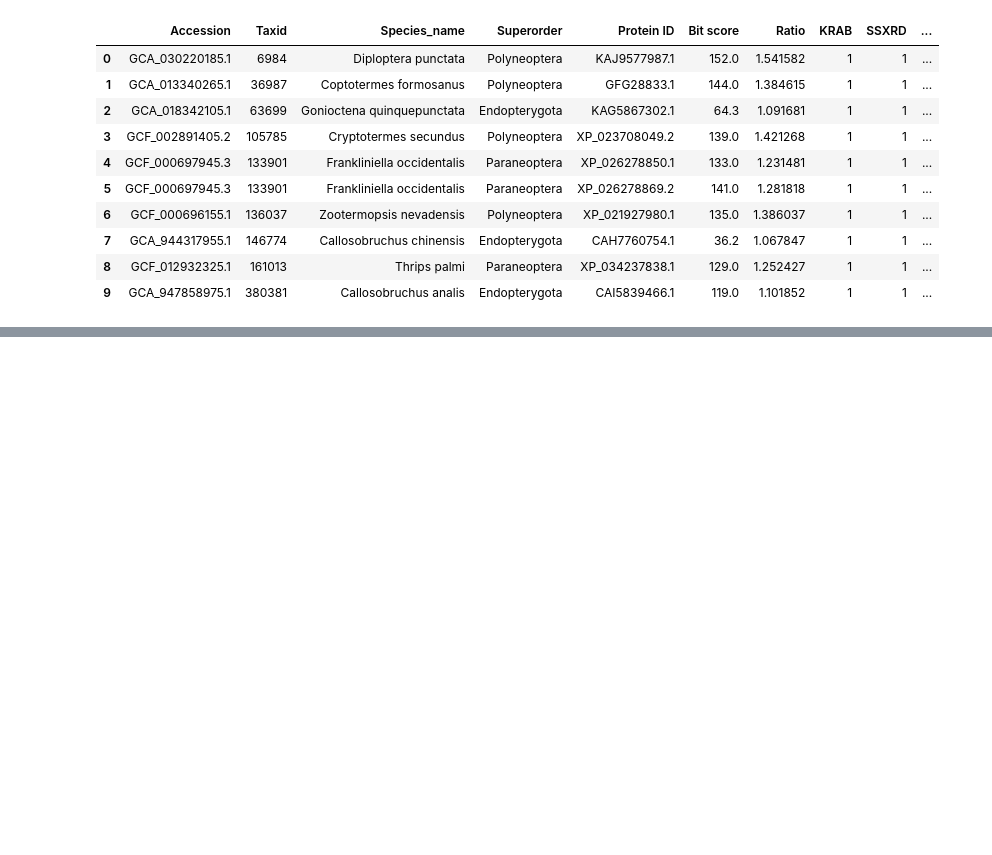
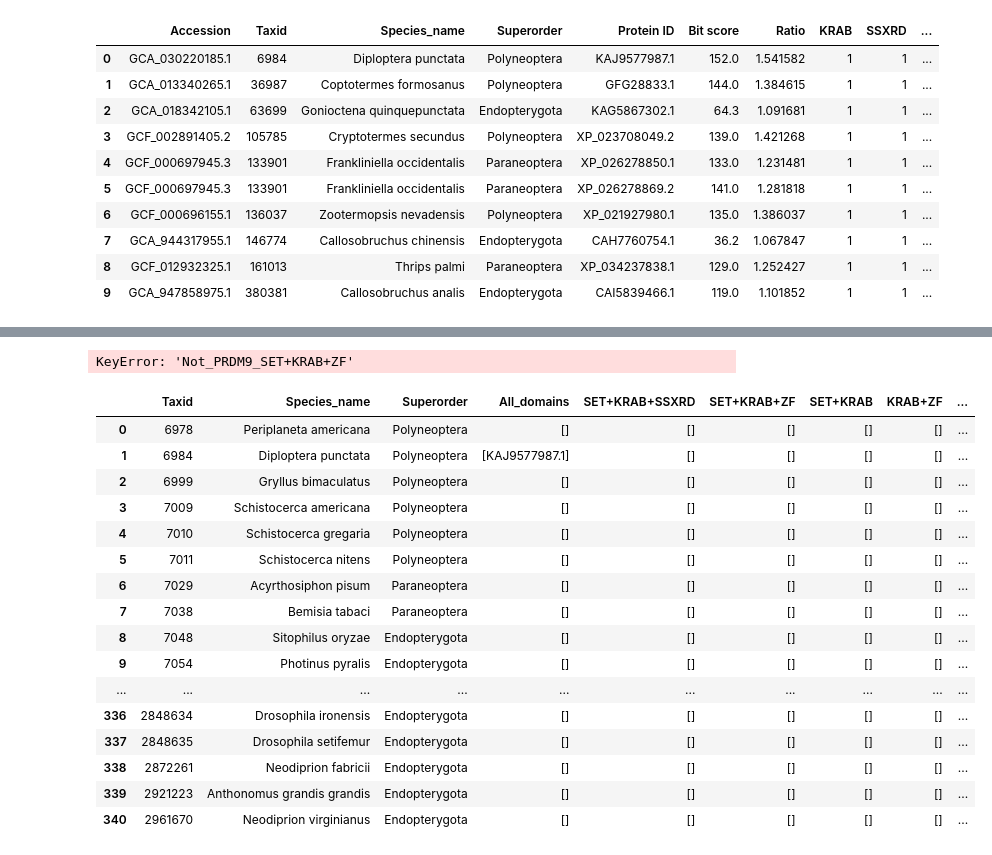
Before and after one commit to simonpenel/stage-automne-2023, a Jupyter notebook: plot_ratios.ipynb, the cells around one changed output, grey strips where cells are left out. Cells and saved outputs as stored; diff of their text form; code cells hidden in the pictures; blank space fills up the shorter version.

```diff
--- a/plot_ratios.ipynb
+++ b/plot_ratios.ipynb
@@ -252,0 +262,4 @@ df_fusion
+# %%
+donnees = pd.read_csv("plotdata.csv", sep=";")
+donnees = donnees.loc[:, ~donnees.columns.str.contains('^Unnamed')]
+donnees['boolZF'] = donnees['ZF'].apply(lambda x: 0 if x == 0 else 1)
@@ -252,0 +374,38 @@ df_fusion
+# %%
+donnees = pd.read_csv("plotdata.csv", sep=";")
+donnees = donnees.loc[:, ~donnees.columns.str.contains('^Unnamed')]
+donnees['boolZF'] = donnees['ZF'].apply(lambda x: 0 if x == 0 else 1)
+# %%
+for index,row in donnees.iterrows():
+    if row['Best_Match'] == 'PRDM9':
+        donnees.loc[index,'All_domains'] = ((row['SET'] + row['KRAB'] + row['SSXRD'] + row['boolZF'] == 4))
+        donnees.loc[index,'SET+KRAB+SSXRD'] = ((row['All_domains'] == 0) & (row['KRAB'] + row['SSXRD'] == 2))
+        donnees.loc[index,'SET+KRAB+ZF'] = ((row['All_domains'] == 0) & (row['KRAB'] + row['boolZF'] == 2))
+        donnees.loc[index,'SET+KRAB'] = ((row['All_domains'] == 0) & (row['SET+KRAB+ZF'] == 0) & (row['SET+KRAB+SSXRD'] == 0) & (row['KRAB'] == 1))
+        donnees.loc[index,'KRAB+ZF'] = ((row['All_domains'] == 0) & (row['SET+KRAB+ZF'] == 0) & (row['SET+KRAB+SSXRD'] == 0) & (row['KRAB'] == 1) & (row['boolZF'] == 1))
+    else:
+        donnees.loc[index,'Not_PRDM9_All_domains'] = ((row['SET'] + row['KRAB'] + row['SSXRD'] + row['boolZF'] == 4))
+        donnees.loc[index,'Not_PRDM9_SET+KRAB+SSXRD'] = ((row['Not_PRDM9_All_domains'] == 0) & (row['KRAB'] + row['SSXRD'] == 2))
+        donnees.loc[index,'Not_PRDM9_SET+KRAB+ZF'] = ((row['Not_PRDM9_All_domains'] == 0) & (row['KRAB'] + row['boolZF'] == 2))
+        donnees.loc[index,'Not_PRDM9_SET+KRAB'] = ((row['Not_PRDM9_All_domains'] == 0) & (row['Not_PRDM9_SET+KRAB+ZF'] == 0) & (row['Not_PRDM9_SET+KRAB+SSXRD'] == 0) & (row['KRAB'] == 1))
+        donnees.loc[index,'Not_PRDM9_KRAB+ZF'] = ((row['Not_PRDM9_All_domains'] == 0) & (row['Not_PRDM9_SET+KRAB+ZF'] == 0) & (row['Not_PRDM9_SET+KRAB+SSXRD'] == 0) & (row['KRAB'] == 1) & (row['boolZF'] == 1))
+# %% [output]
+KeyError: 'Not_PRDM9_SET+KRAB+ZF'
+# %%
+import pandas as pd
+donnees = pd.read_csv("plotdata.csv", sep=";")
+donnees = donnees.loc[:, ~donnees.columns.str.contains('^Unnamed')]
+donnees['boolZF'] = donnees['ZF'].apply(lambda x: 0 if x == 0 else 1)
+# %%
+donnees['All_domains'] = ((donnees['SET'] + donnees['KRAB'] + donnees['SSXRD'] + donnees['boolZF'] == 4)).astype(int)
+donnees['SET+KRAB+SSXRD'] = ((donnees['All_domains'] == 0) & (donnees['KRAB'] + donnees['SSXRD'] == 2)).astype(int)
+donnees['SET+KRAB+ZF'] = ((donnees['All_domains'] == 0) & (donnees['KRAB'] + donnees['boolZF'] == 2)).astype(int)
+donnees['SET+KRAB'] = ((donnees['All_domains'] == 0) & (donnees['SET+KRAB+ZF'] == 0) & (donnees['SET+KRAB+SSXRD'] == 0) & (donnees['KRAB'] == 1)).astype(int)
+donnees['KRAB+ZF'] = ((donnees['All_domains'] == 0) & (donnees['SET+KRAB+ZF'] == 0) & (donnees['SET+KRAB+SSXRD'] == 0) & (donnees['KRAB'] == 1) & (donnees['boolZF'] == 1)).astype(int)
+
+donnees['PRDM9'] = False
+for index, row in donnees.iterrows():
+    if row['Best_Match'] == 'PRDM9':
+        donnees.at[index, 'PRDM9'] = True
+    else:
+        donnees.at[index, 'PRDM9'] = False
@@ -252,0 +414,34 @@ df_fusion
+# %%
+synth = donnees.groupby(['Taxid', 'Species_name', 'Superorder']).agg({
+    'All_domains': lambda x: list(donnees.loc[x.index, 'Protein ID'][donnees['All_domains'] == 1]),
+    'SET+KRAB+SSXRD': lambda x: list(donnees.loc[x.index, 'Protein ID'][donnees['SET+KRAB+SSXRD'] == 1]),
+    'SET+KRAB+ZF': lambda x: list(donnees.loc[x.index, 'Protein ID'][donnees['SET+KRAB+ZF'] == 1]),
+    'SET+KRAB': lambda x: list(donnees.loc[x.index, 'Protein ID'][donnees['SET+KRAB'] == 1]),
+    'KRAB+ZF': lambda x: list(donnees.loc[x.index, 'Protein ID'][donnees['KRAB+ZF'] == 1])
+}).reset_index()
+
+synth['All_domains nb'] = synth['All_domains'].apply(len)
+synth['SET+KRAB+SSXRD nb'] = synth['SET+KRAB+SSXRD'].apply(len)
+synth['SET+KRAB+ZF nb'] = synth['SET+KRAB+ZF'].apply(len)
+synth['SET+KRAB nb'] = synth['SET+KRAB'].apply(len)
+synth['KRAB+ZF nb'] = synth['KRAB+ZF'].apply(len)
+
+synth
+# %% [output]
+|  | Taxid | Species_name | Superorder | All_domains | SET+KRAB+SSXRD | SET+KRAB+ZF | SET+KRAB | KRAB+ZF | ... |
+| 0 | 6978 | Periplaneta americana | Polyneoptera | [] | [] | [] | [] | [] | ... |
+| 1 | 6984 | Diploptera punctata | Polyneoptera | [KAJ9577987.1] | [] | [] | [] | [] | ... |
+| 2 | 6999 | Gryllus bimaculatus | Polyneoptera | [] | [] | [] | [] | [] | ... |
+| 3 | 7009 | Schistocerca americana | Polyneoptera | [] | [] | [] | [] | [] | ... |
+| 4 | 7010 | Schistocerca gregaria | Polyneoptera | [] | [] | [] | [] | [] | ... |
+| 5 | 7011 | Schistocerca nitens | Polyneoptera | [] | [] | [] | [] | [] | ... |
+| 6 | 7029 | Acyrthosiphon pisum | Paraneoptera | [] | [] | [] | [] | [] | ... |
+| 7 | 7038 | Bemisia tabaci | Paraneoptera | [] | [] | [] | [] | [] | ... |
+| 8 | 7048 | Sitophilus oryzae | Endopterygota | [] | [] | [] | [] | [] | ... |
+| 9 | 7054 | Photinus pyralis | Endopterygota | [] | [] | [] | [] | [] | ... |
+| ... | ... | ... | ... | ... | ... | ... | ... | ... | ... |
+| 336 | 2848634 | Drosophila ironensis | Endopterygota | [] | [] | [] | [] | [] | ... |
+| 337 | 2848635 | Drosophila setifemur | Endopterygota | [] | [] | [] | [] | [] | ... |
+| 338 | 2872261 | Neodiprion fabricii | Endopterygota | [] | [] | [] | [] | [] | ... |
+| 339 | 2921223 | Anthonomus grandis grandis | Endopterygota | [] | [] | [] | [] | [] | ... |
+| 340 | 2961670 | Neodiprion virginianus | Endopterygota | [] | [] | [] | [] | [] | ... |
```
Also changed, not shown: parts of 11 cells of this notebook, 8 other files.
